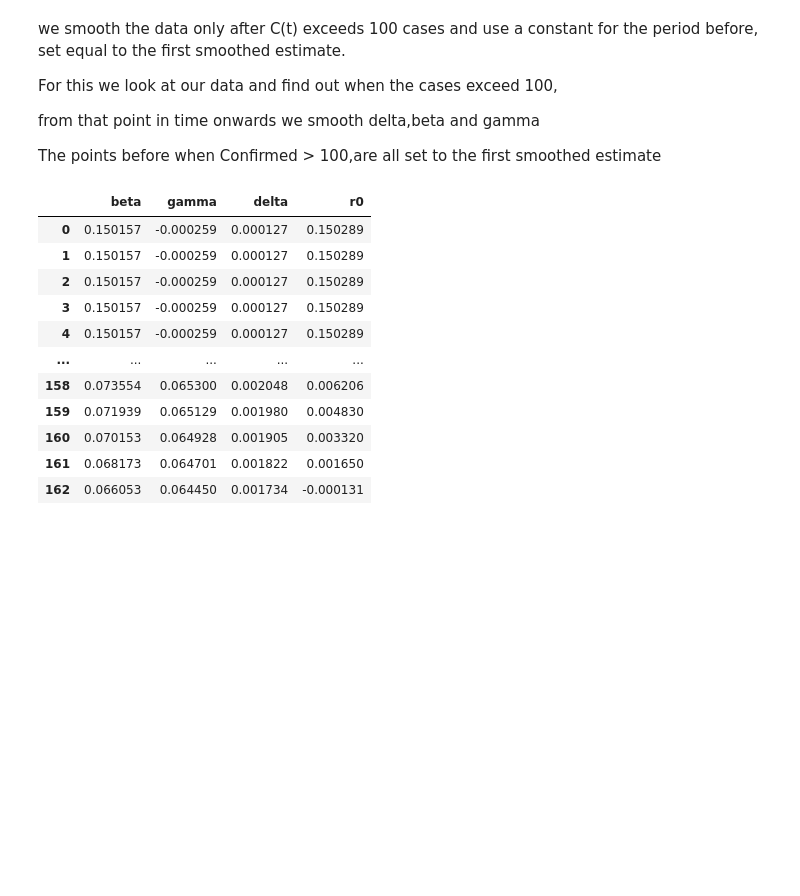
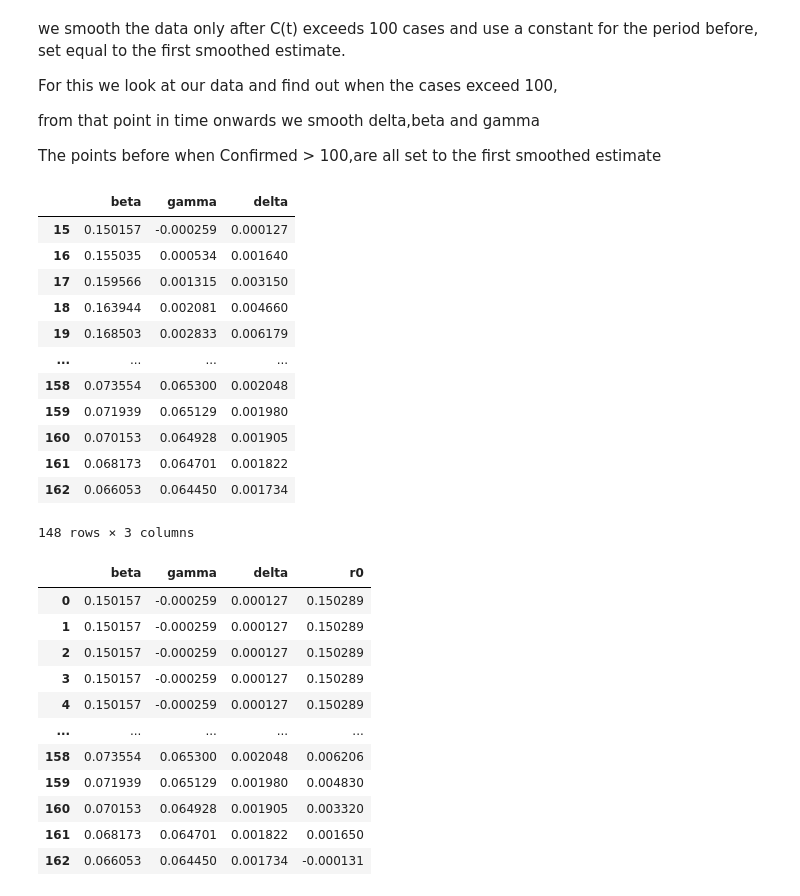
Before and after one commit to AditSoni/SIRD_Python_implementation, a Jupyter notebook: code.ipynb, the cells around one changed output. Saved outputs shown, nothing was run; the diff lists cells and outputs as text; code cells hidden in the pictures; blank space fills up the shorter version.

```diff
--- a/code.ipynb
+++ b/code.ipynb
@@ -156,6 +172,23 @@ df_sm = df_mh.drop(list(range(15)))
 df_smooth = smooth(df_sm,'beta',0.1)
 df_smooth['gamma'] = smooth(df_sm,'gamma',0.2)
 df_smooth['delta'] = smooth(df_sm,'delta',0.1)
+# %%
+#smoothed values of beta gamma and delta
+df_smooth
+# %% [output]
+|  | beta | gamma | delta |
+| 15 | 0.150157 | -0.000259 | 0.000127 |
+| 16 | 0.155035 | 0.000534 | 0.001640 |
+| 17 | 0.159566 | 0.001315 | 0.003150 |
+| 18 | 0.163944 | 0.002081 | 0.004660 |
+| 19 | 0.168503 | 0.002833 | 0.006179 |
+| ... | ... | ... | ... |
+| 158 | 0.073554 | 0.065300 | 0.002048 |
+| 159 | 0.071939 | 0.065129 | 0.001980 |
+| 160 | 0.070153 | 0.064928 | 0.001905 |
+| 161 | 0.068173 | 0.064701 | 0.001822 |
+| 162 | 0.066053 | 0.064450 | 0.001734 |
+148 rows × 3 columns
 # %%
 # the cases cross 100 at 2020-03-24 the index 15 in our table
 # before that all values are equal to the first smoothed estimate
```
Also changed, not shown: parts of 21 cells of this notebook.
